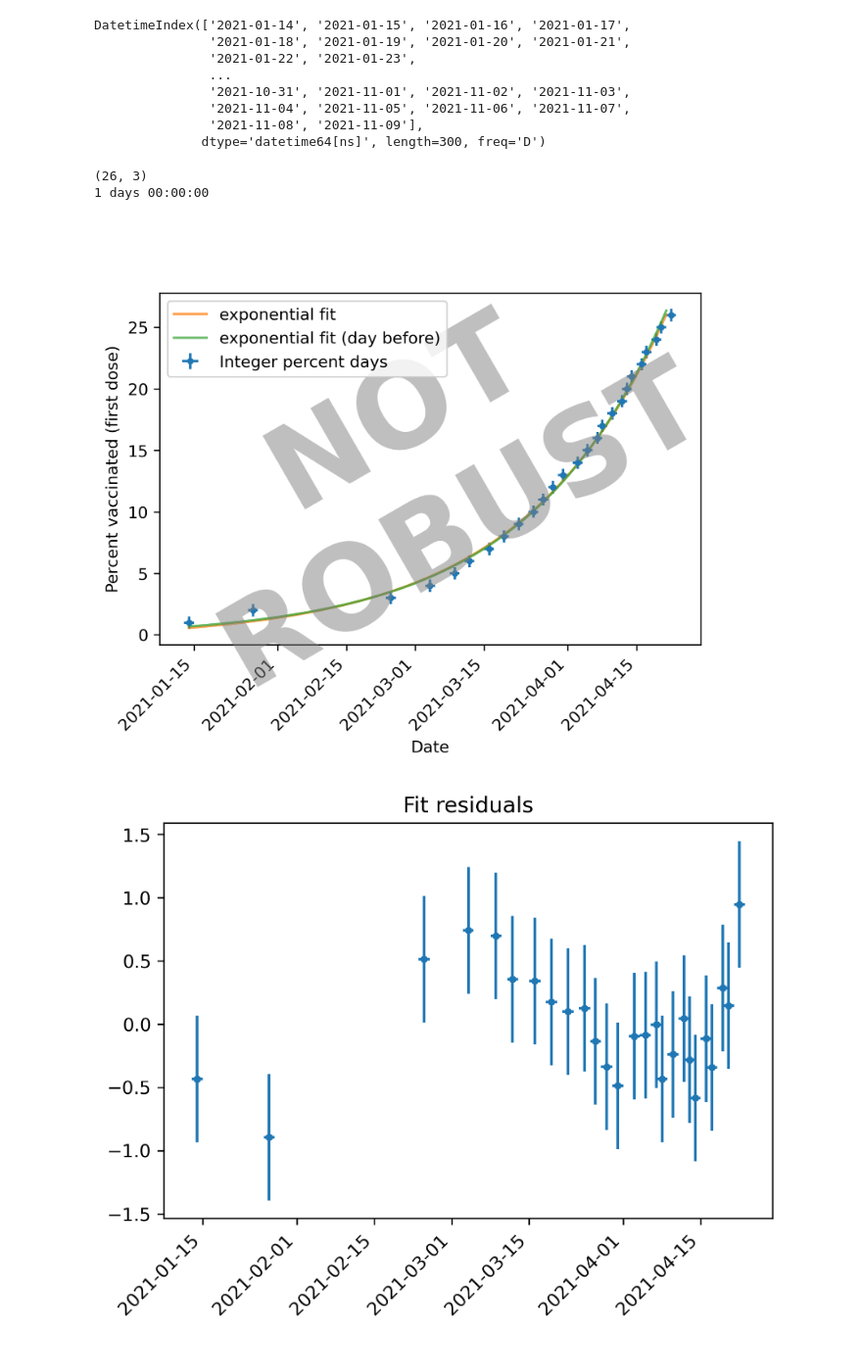
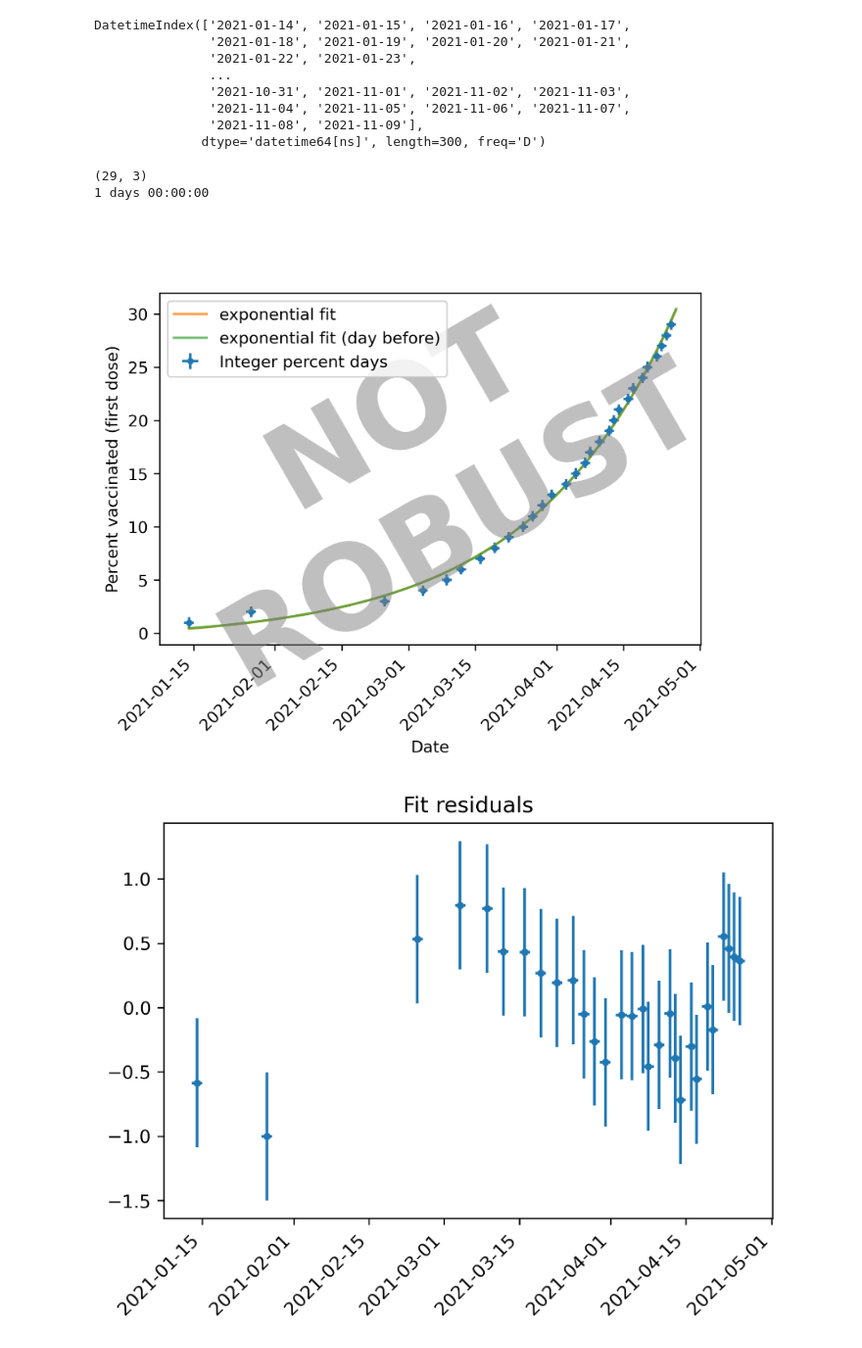
Before and after one commit to ac137/vacc-curvefit, a Jupyter notebook: vacc-curvefit.ipynb, the cells around one changed output. Shown at 98% size. Saved outputs shown, nothing was run; the diff lists cells and outputs as text; code cells hidden in the pictures.

```diff
--- a/vacc-curvefit.ipynb
+++ b/vacc-curvefit.ipynb
@@ -129,7 +129,7 @@ DatetimeIndex(['2021-01-14', '2021-01-15', '2021-01-16', '2021-01-17',
               dtype='datetime64[ns]', length=300, freq='D')
 # %%
 
-lim = 98
+lim = 103
 print(df.shape)
 
 terr = pd.Timedelta(hours=24)
@@ -147,36 +147,36 @@ plt.plot(x2[:lim], y_fit_prev[:lim], alpha=0.7, label='exponential fit (day befo
 # plt.plot(x2[:lim], y_log_orig_l[:lim], alpha=0.7, label='linear fit to log (up to 15 Mar.)')
 
 
 # plt.plot(x2[:lim],np.ones(len(x2[:lim]))*10)
 # plt.plot(x2[:lim], y_fit_excl1[:lim], alpha=0.7, label='exponential fit (excl. day 1)')
 plt.xticks(rotation=45,ha='right')
 plt.ylabel('Percent vaccinated (first dose)')
 plt.xlabel('Date')
 ax = plt.gca()
 plt.legend()
 ax.text(0.5, 0.5, 'NOT\nROBUST', transform=ax.transAxes,
         fontsize=72, color='gray', alpha=0.5,
         ha='center', va='center', rotation='30',fontweight='bold')
 
 # plt.savefig('fit_{}_percent'.format(percent[-1]))
 # plt.ylim(0,percent[-1]+1)
 plt.show()
 
 
 # residuals
 
 yfit_res = exp_func(x, popt2[0], popt2[1], popt2[2]) - df['percent'].values
 
 fig = plt.figure(dpi=300)
 plt.title('Fit residuals')
 plt.errorbar(df['dates'].values, yfit_res, yerr=0.5,xerr=terr,fmt='.')
 plt.xticks(rotation=45,ha='right')
 plt.show()
 # %% [output]
-(26, 3)
+(29, 3)
 1 days 00:00:00
-[figure, old version]
+[figure, new version]
-[figure, old version]
+[figure, new version]
 # %%
 # predict next percent based on exponential fit (extremely speculative)
 
```
Also changed, not shown: parts of 6 cells of this notebook.
